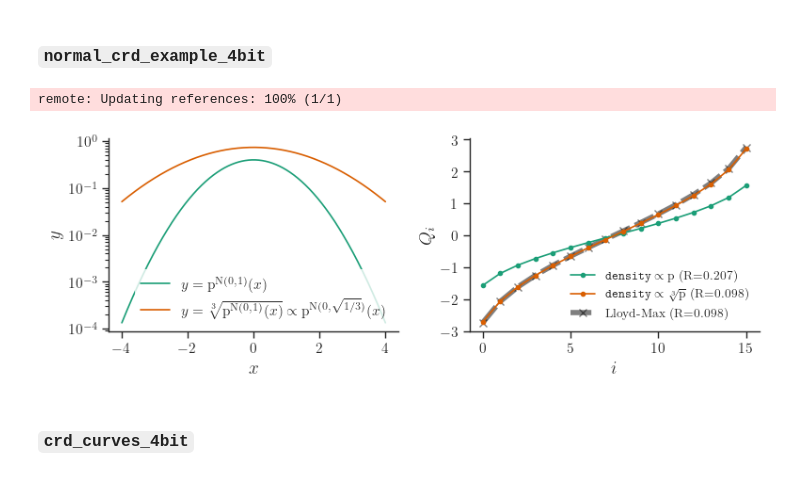
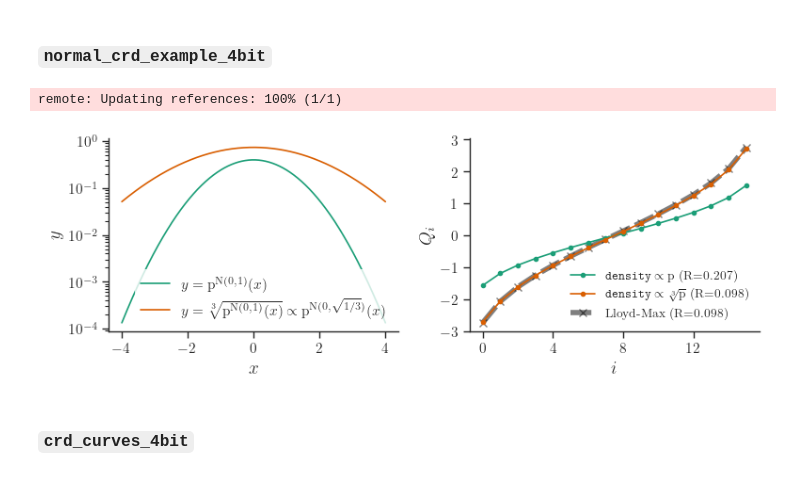
Before and after one commit to graphcore-research/llama-mobile-vlm, a Jupyter notebook: 20250127-FormatsCascade/Analysis.ipynb, the cells around one changed output. Drawn from its saved outputs; the diff is of its cells as text; code cells hidden in the pictures.

```diff
--- a/20250127-FormatsCascade/Analysis.ipynb
+++ b/20250127-FormatsCascade/Analysis.ipynb
@@ -45,35 +44,36 @@ x = torch.linspace(-4, 4, 1001)
 ax0.plot(x, scipy.stats.norm.pdf(x), label=r"$y = \mathrm{p}^{\mathrm{N}(0, 1)}(x)$")
 ax0.plot(x, scipy.stats.norm.pdf(x)**(1/3), label=r"$y = \sqrt[3]{\mathrm{p}^{\mathrm{N}(0, 1)}(x)} \propto \mathrm{p}^{\mathrm{N}(0, \sqrt{1/3})}(x)$")
 ax0.set_yscale("log")
 ax0.set_xlabel("$x$")
 ax0.set_ylabel(r"$y$")
 ax0.legend(loc="lower right")
 
 dist = A.Normal()
 X = dist.sample(samples, seed=1, device=DEVICE)
 for fmt in [
         Q.crd_normal(bits, power=1),
         Q.crd_normal(bits),
         Q.lut_lloyd_max(dist.sample(samples, seed=2, device=DEVICE), bits, 1e-4, init=("uniform_rms", 3)),
     ]:
     name = {
         "CRD{1}-N-RS": r"$\texttt{density} \propto \mathrm{p}$",
         "CRD-N-RS": r"$\texttt{density} \propto \sqrt[3]{\mathrm{p}}$",
         "LM": r"Lloyd-Max",
     }[fmt.name]
     rmse = Q.rmse_norm(X, fmt.quantise(X)).item()
     ax1.plot(fmt.values, label=f"{name} (R={rmse:.3f})",
              **(dict(UNDERLAY_ARGS, c="k") if fmt.name == "LM" else dict(marker="o")))
-ax1.set_yticks(list(range(-3, 3+1)))
+ax1.xaxis.set_major_locator(matplotlib.ticker.MultipleLocator(4))
+ax1.yaxis.set_major_locator(matplotlib.ticker.MultipleLocator(1))
 ax1.set_xlabel("$i$")
 ax1.set_ylabel("$Q_i$")
 ax1.legend(loc="lower right", fontsize=9.5)
 
 plot_utils.tidy(fig)
 plot_utils.save("normal_crd_example_4bit")
 # %% [output]
 remote: Updating references: 100% (1/1)
-[figure, old version]
+[figure, new version]
 # %% [markdown]
 ### `crd_curves_4bit`
 # %%
```
Also changed, not shown: parts of 4 cells of this notebook, 1 other file.
